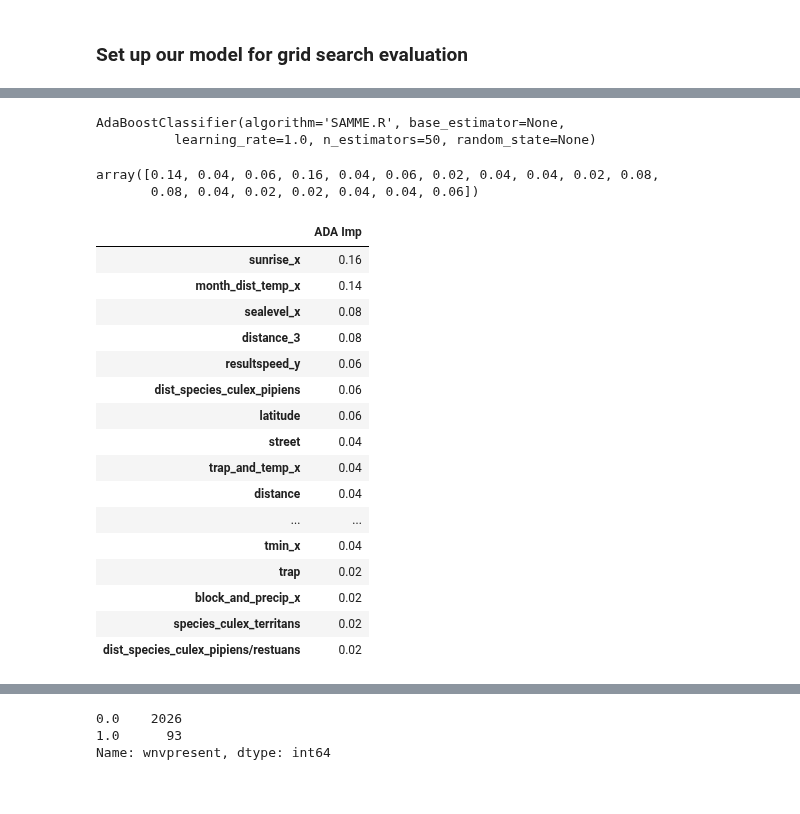
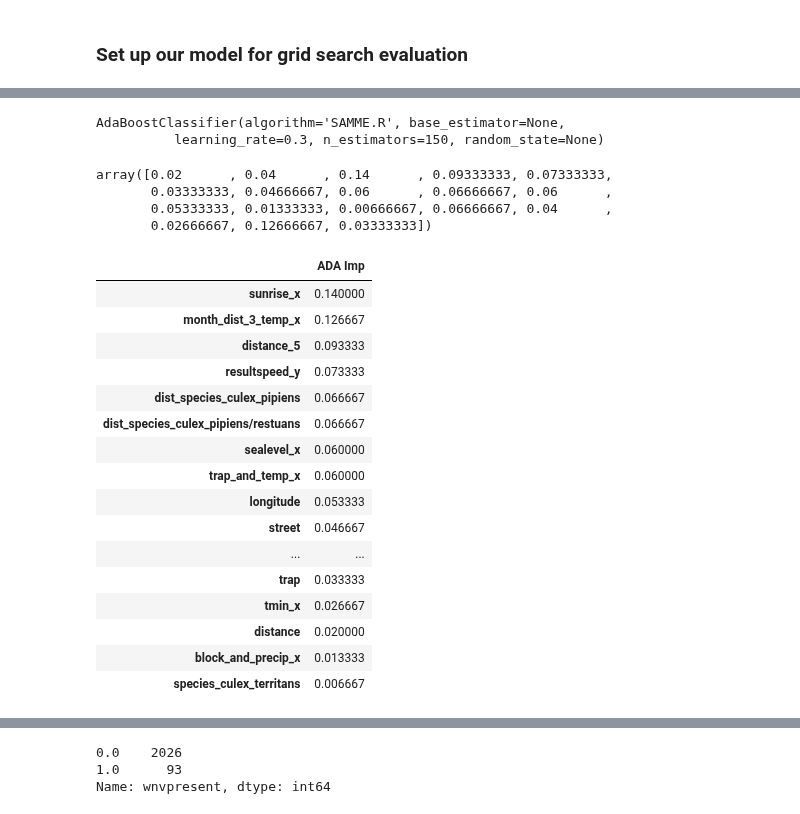
Before and after one commit to bryanco1966/Chicago_West_Nile, a Jupyter notebook: project_work/Bryan_Combs/west_nile_analysis.ipynb, the cells around one changed output, grey strips where cells are left out. Cells and saved outputs as stored; diff of their text form; code cells hidden in the pictures.

```diff
--- a/project_work/Bryan_Combs/west_nile_analysis.ipynb
+++ b/project_work/Bryan_Combs/west_nile_analysis.ipynb
@@ -111,7 +115,10 @@ traincombined.head()
 # %%
 #Select West nile cases and generate 5000 samples
 west_nile = traincombined[traincombined.wnvpresent == 1]
-extra_west_nile = west_nile.sample(n = 4000, replace = True,  axis = 0)
+extra_west_nile = west_nile.sample(n = 4000,
+                                   replace = True,
+                                   random_state = 30,
+                                   axis = 0)
 # %%
 #merge samples onto original data
 merge = [traincombined, extra_west_nile]
@@ -125,8 +132,8 @@ y_train = traincombined['wnvpresent']
 # %%
 ad = AdaBoostClassifier()
 rf_params = {
-    'n_estimators'       : [ 600],
-    'learning_rate'          : [    .9]
+    'n_estimators'       : [ 150],
+    'learning_rate'          : [.3,]
    }
 # %%
 gs = GridSearchCV(ad,
@@ -146,40 +153,43 @@ Print Best Params :  {'learning_rate': 0.9, 'n_estimators': 600}
 y_hat = gs.predict(X_test)
 y_hat_train = gs.predict(X_train)
 y_hat_prob = gs.predict_proba(X_test)
-# %%
-ad.fit(X_train, y_train)
-# %% [output]
-AdaBoostClassifier(algorithm='SAMME.R', base_estimator=None,
-          learning_rate=1.0, n_estimators=50, random_state=None)
+# %%
+ad1= AdaBoostClassifier(n_estimators= 150, learning_rate=.3)
+ad1.fit(X_train, y_train)
+# %% [output]
+AdaBoostClassifier(algorithm='SAMME.R', base_estimator=None,
+          learning_rate=0.3, n_estimators=150, random_state=None)
 # %%
-ad.feature_importances_
+ad1.feature_importances_
 # %% [output]
-array([0.14, 0.04, 0.06, 0.16, 0.04, 0.06, 0.02, 0.04, 0.04, 0.02, 0.08,
-       0.08, 0.04, 0.02, 0.02, 0.04, 0.04, 0.06])
+array([0.02      , 0.04      , 0.14      , 0.09333333, 0.07333333,
+       0.03333333, 0.04666667, 0.06      , 0.06666667, 0.06      ,
+       0.05333333, 0.01333333, 0.00666667, 0.06666667, 0.04      ,
+       0.02666667, 0.12666667, 0.03333333])
 # %%
 # View Feature Importance from ADA Boost model
-raw_data={'ADA Imp':ad.feature_importances_}
+raw_data={'ADA Imp':ad1.feature_importances_}
 ada2_df=pd.DataFrame(raw_data,train[features].columns)
 ada2_df=ada2_df.sort_values('ADA Imp', ascending=False)
 ada2_df
 # %% [output]
 |  | ADA Imp |
-| sunrise_x | 0.16 |
-| month_dist_temp_x | 0.14 |
-| sealevel_x | 0.08 |
-| distance_3 | 0.08 |
-| resultspeed_y | 0.06 |
-| dist_species_culex_pipiens | 0.06 |
-| latitude | 0.06 |
-| street | 0.04 |
-| trap_and_temp_x | 0.04 |
-| distance | 0.04 |
+| sunrise_x | 0.140000 |
+| month_dist_3_temp_x | 0.126667 |
+| distance_5 | 0.093333 |
+| resultspeed_y | 0.073333 |
+| dist_species_culex_pipiens | 0.066667 |
+| dist_species_culex_pipiens/restuans | 0.066667 |
+| sealevel_x | 0.060000 |
+| trap_and_temp_x | 0.060000 |
+| longitude | 0.053333 |
+| street | 0.046667 |
 | ... | ... |
-| tmin_x | 0.04 |
-| trap | 0.02 |
-| block_and_precip_x | 0.02 |
-| species_culex_territans | 0.02 |
-| dist_species_culex_pipiens/restuans | 0.02 |
+| trap | 0.033333 |
+| tmin_x | 0.026667 |
+| distance | 0.020000 |
+| block_and_precip_x | 0.013333 |
+| species_culex_territans | 0.006667 |
 # %%
 ada2_df=ada2_df.loc[ada2_df['ADA Imp'] != 0]
 ada2_df.loc[ada2_df['ADA Imp'] != 0]
```
Also changed, not shown: parts of 18 cells of this notebook, 4 other files.
